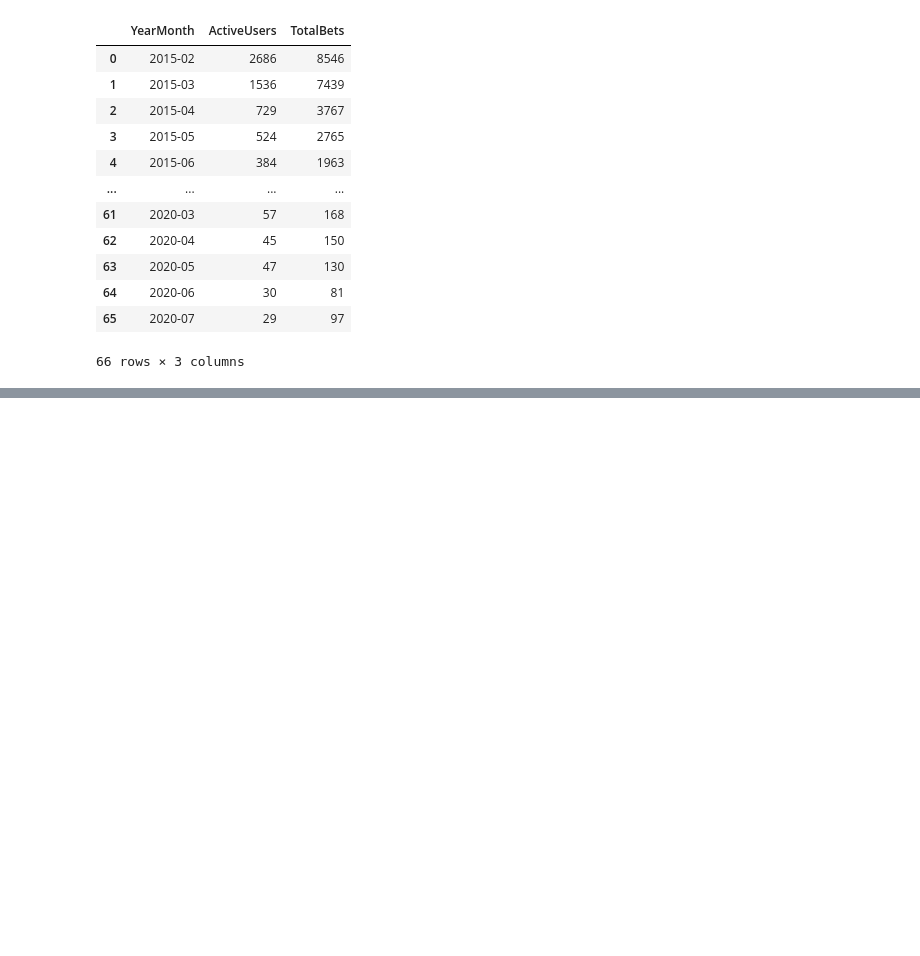
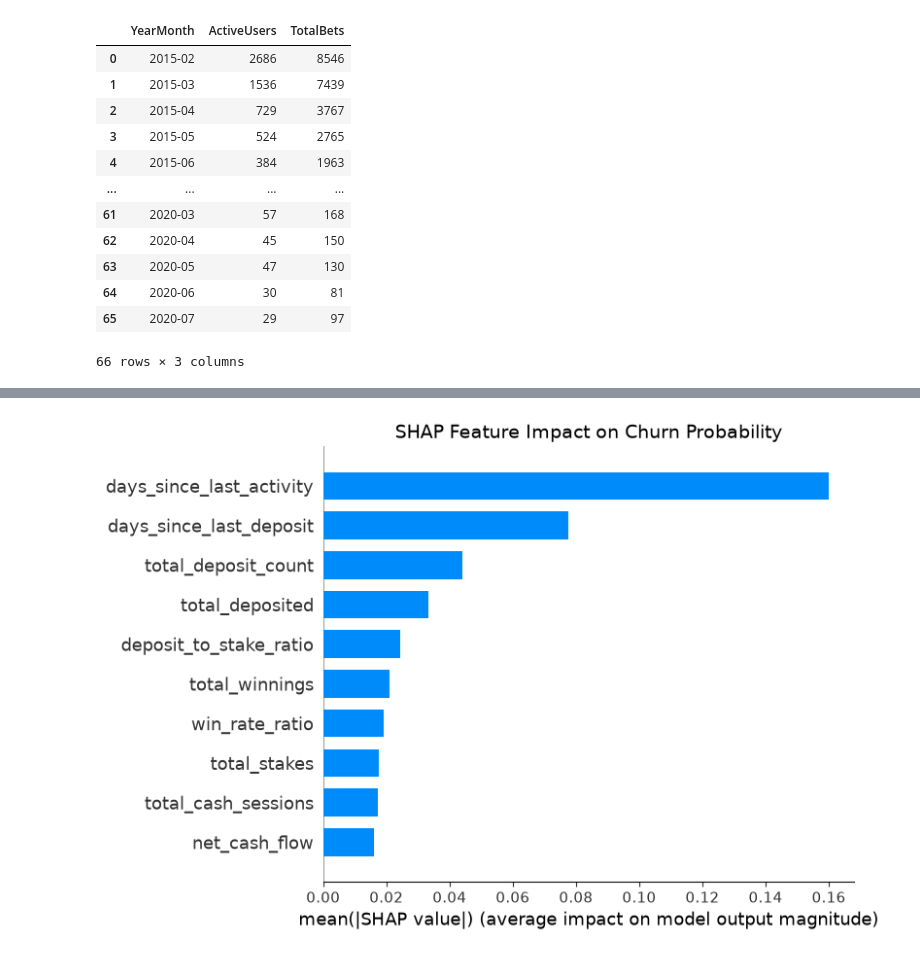
Before and after one commit to Shemshemy/churning, a Jupyter notebook: index.ipynb, the cells around one changed output, grey strips where cells are left out. Saved outputs shown, nothing was run; the diff lists cells and outputs as text; code cells hidden in the pictures; blank space fills up the shorter version.

```diff
--- a/index.ipynb
+++ b/index.ipynb
@@ -557,0 +690,22 @@ ORDER BY YearMonth ASC;
+# %%
+import shap
+import matplotlib.pyplot as plt
+
+# 1. Compute SHAP Values for Random Forest Baseline
+explainer = shap.TreeExplainer(rf_model)
+shap_values = explainer.shap_values(X)
+
+# Handle multi-class / binary indexing output for SHAP
+if isinstance(shap_values, list):
+    shap_vals_churn = shap_values[1] # Target = Churned (1)
+else:
+    shap_vals_churn = shap_values[:, :, 1] if len(shap_values.shape) == 3 else shap_values
+
+# 2. Plot SHAP Summary (Beeswarm)
+plt.figure(figsize=(10, 6))
+shap.summary_plot(shap_vals_churn, X, plot_type="bar", show=False)
+plt.title("SHAP Feature Impact on Churn Probability", fontsize=14)
+plt.tight_layout()
+plt.show()
+# %% [output]
+[figure, added]
```
Also changed, not shown: parts of 12 cells of this notebook, 1 other file.
